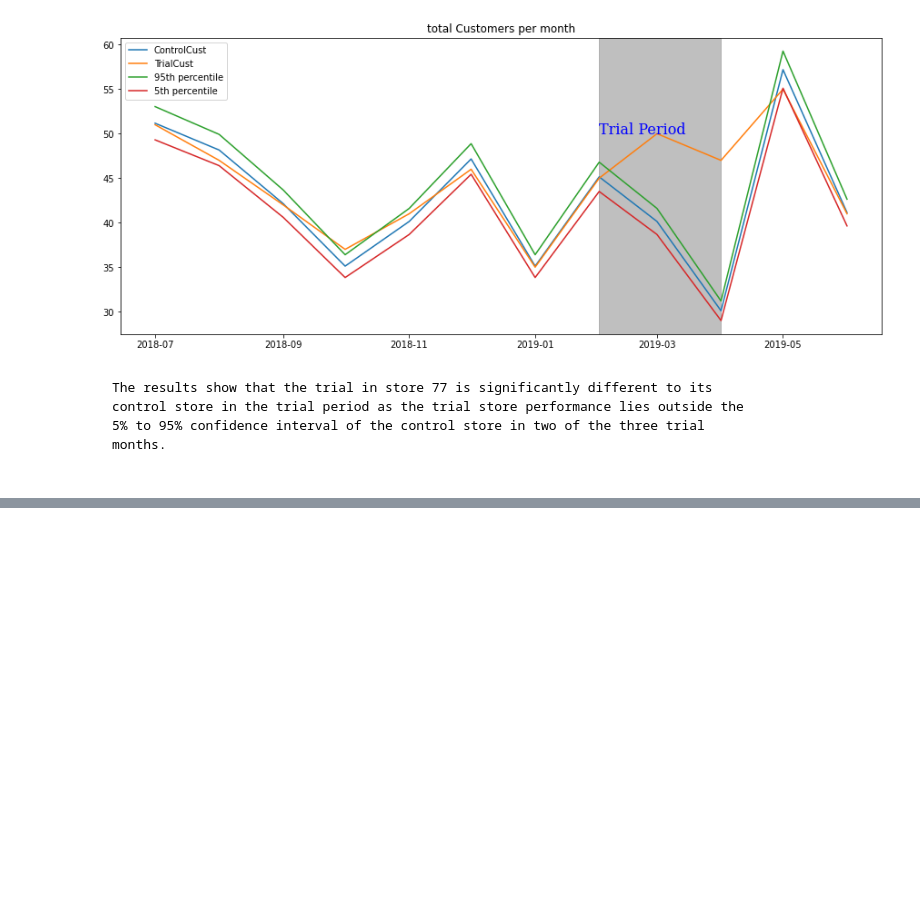
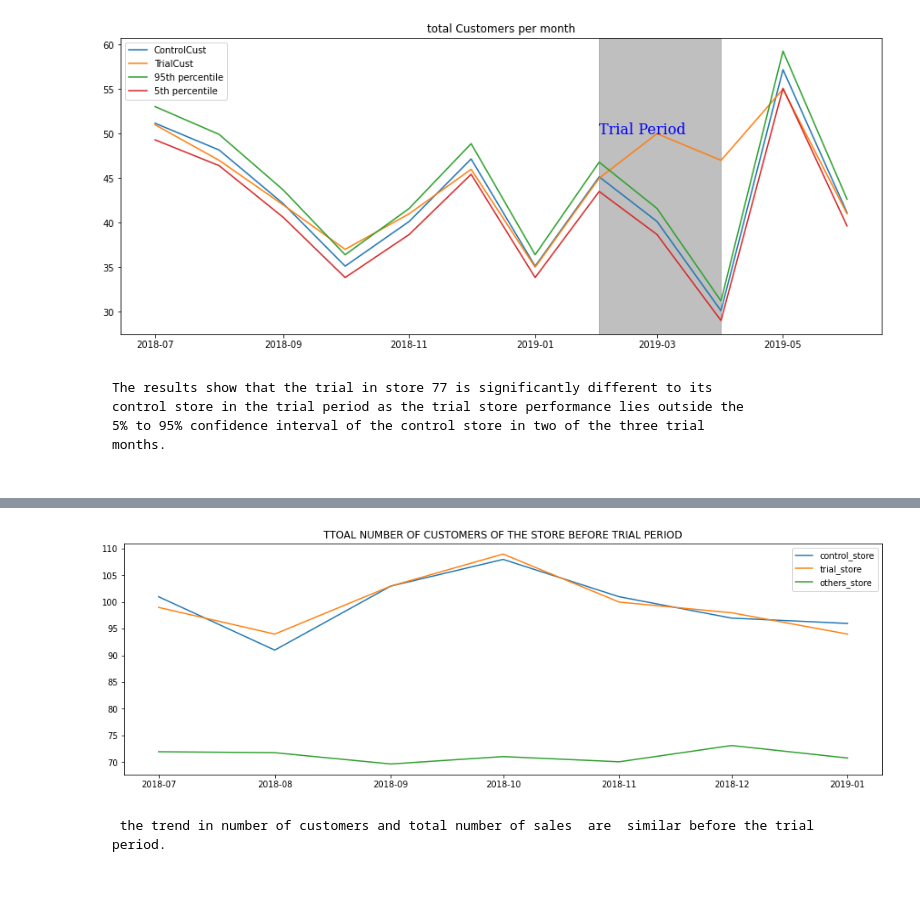
Before and after one commit to nyinyibo-ui/QuantiumProject-Forage-, a Jupyter notebook: task2.ipynb, the cells around one changed output, grey strips where cells are left out. Drawn from its saved outputs; the diff is of its cells as text; code cells hidden in the pictures; blank space fills up the shorter version.

````diff
--- a/task2.ipynb
+++ b/task2.ipynb
@@ -1046,0 +1202,16 @@ months.
+# %%
+
+#FOR NUMBER OF CUSTOMER
+combine_nCus_plots=pd.concat([control_ncus_plot,trial_ncus_plot,others_ncus_plot],axis=1)
+combine_nCus_plots.columns=["control_store","trial_store","others_store"]
+combine_nCus_plots
+plt.figure(figsize=(16,5))
+plt.plot(combine_nCus_plots)
+plt.legend(combine_nCus_plots.columns)
+plt.title("TTOAL NUMBER OF CUSTOMERS OF THE STORE BEFORE TRIAL PERIOD")
+plt.show()
+# %% [output]
+[figure, added]
+# %% [markdown]
+```
+ the trend in number of customers and total number of sales  are  similar before the trial period.
````
Also changed, not shown: parts of 28 cells of this notebook.
